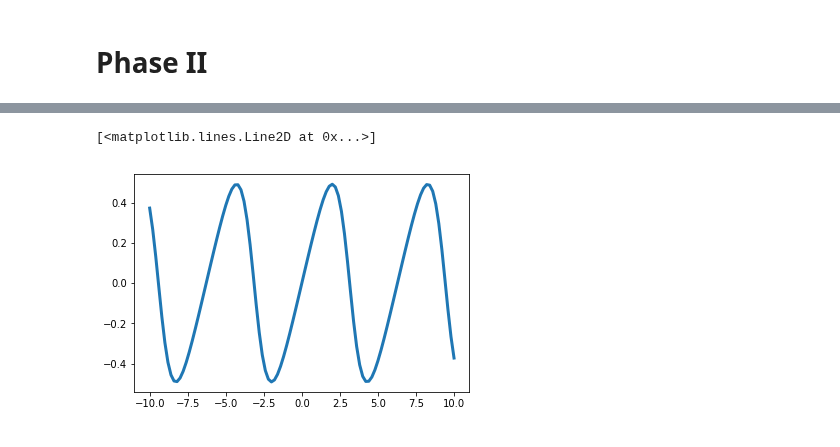
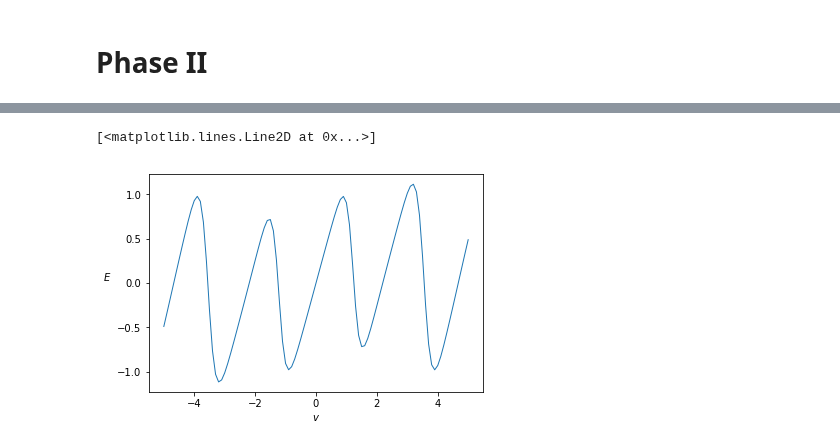
Before and after one commit to RiemannAI/theta, a Jupyter notebook: examples/Ehv_plots.ipynb, the cells around one changed output, grey strips where cells are left out. Saved outputs shown, nothing was run; the diff lists cells and outputs as text; code cells hidden in the pictures.

```diff
--- a/examples/Ehv_plots.ipynb
+++ b/examples/Ehv_plots.ipynb
@@ -195,17 +179,30 @@ plt.plot(X.flatten(), 1j*E[0],"-", linewidth='3')
 # %%
-Q = np.diag([3])
-B = np.zeros((1,1), dtype=complex)
-B[0,0] = 0j
-W = np.zeros((1,1), dtype=complex)
-W[0,0] = 1j
+# Non-diagonal
 
-X = np.linspace(-10,10, 101)
+Q = np.zeros((2,2))
+Q[0,0] = 2
+Q[1,0] = -1
+Q[0,1] = 0
+Q[1,1] = 4
+B = np.zeros((2,1), dtype=complex)
+B[0,0] = 0
+B[1,0] = 0
+W = np.zeros((1,2), dtype=complex)
+W[0,0] = 2.7j
+W[0,1] = -2j
+
+
+X = np.linspace(-5,5, 101)
 X = X.reshape((1,X.shape[0]))
 
-vWb = np.transpose(X).dot(W)+B.T
-E=factorized_hidden_expectations(vWb, Q, mode=2)
+E=hidden_expectations(X, B, W, Q)
 
-plt.plot(X.flatten(), 1j*E[0],"-", linewidth='3')
+
+plt.xlabel("$v$")
+plt.ylabel('$E$', rotation=0, labelpad=10)
+plt.plot(X.flatten(), 1j*E[0],"-", linewidth='1')
+
+#plt.savefig("EhvPhaseII-3.eps", format="eps")
 # %% [output]
 [<matplotlib.lines.Line2D at 0x...>]
-[figure, old version]
+[figure, new version]
```
Also changed, not shown: parts of 17 cells of this notebook.
